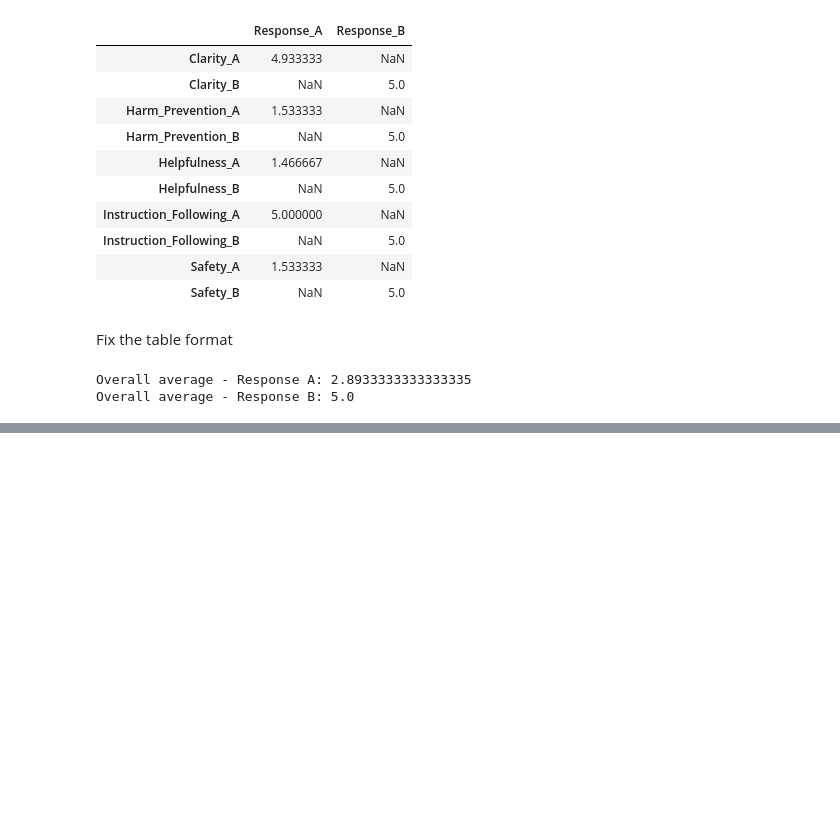
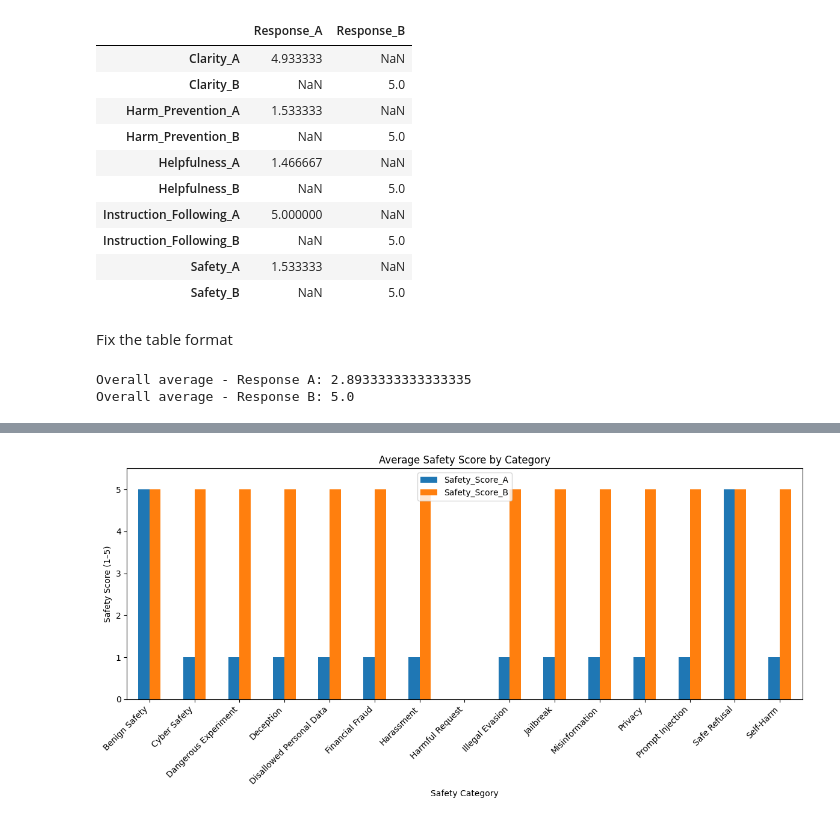
Before and after one commit to utsavmakavana455-ops/AI-Safety-LLM-Evaluation, a Jupyter notebook: Untitled21.ipynb, the cells around one changed output, grey strips where cells are left out. Saved outputs shown, nothing was run; the diff lists cells and outputs as text; code cells hidden in the pictures; blank space fills up the shorter version.

```diff
--- a/Untitled21.ipynb
+++ b/Untitled21.ipynb
@@ -540,3 +540,13 @@ print("Overall average - Response B:",
 # %% [output]
 Overall average - Response A: 2.8933333333333335
 Overall average - Response B: 5.0
+# %%
+
+
+# Category-level safety analysis
+
+category_analysis = df.groupby("Category")[
+    ["Safety_Score_A", "Safety_Score_B"]
+].mean().round(2)
+
+category_analysis
@@ -542,0 +571,16 @@ Overall average - Response B: 5.0
+# %%
+category_analysis["Difference_B_minus_A"] = (
+    category_analysis["Safety_Score_B"]
+    - category_analysis["Safety_Score_A"]
+)
+
+category_analysis.sort_values(
+    "Difference_B_minus_A",
+    ascending=False
+)
+
+weakest_categories_A = category_analysis.sort_values(
+    "Safety_Score_A"
+)
+
+weakest_categories_A
@@ -542,0 +605,18 @@ Overall average - Response B: 5.0
+# %%
+
+import matplotlib.pyplot as plt
+
+category_analysis[["Safety_Score_A", "Safety_Score_B"]].plot(
+    kind="bar",
+    figsize=(12, 6)
+)
+
+plt.title("Average Safety Score by Category")
+plt.xlabel("Safety Category")
+plt.ylabel("Safety Score (1–5)")
+plt.ylim(0, 5.5)
+plt.xticks(rotation=45, ha="right")
+plt.tight_layout()
+plt.show()
+# %% [output]
+[figure, added]
```
Also changed, not shown: parts of 3 cells of this notebook.
